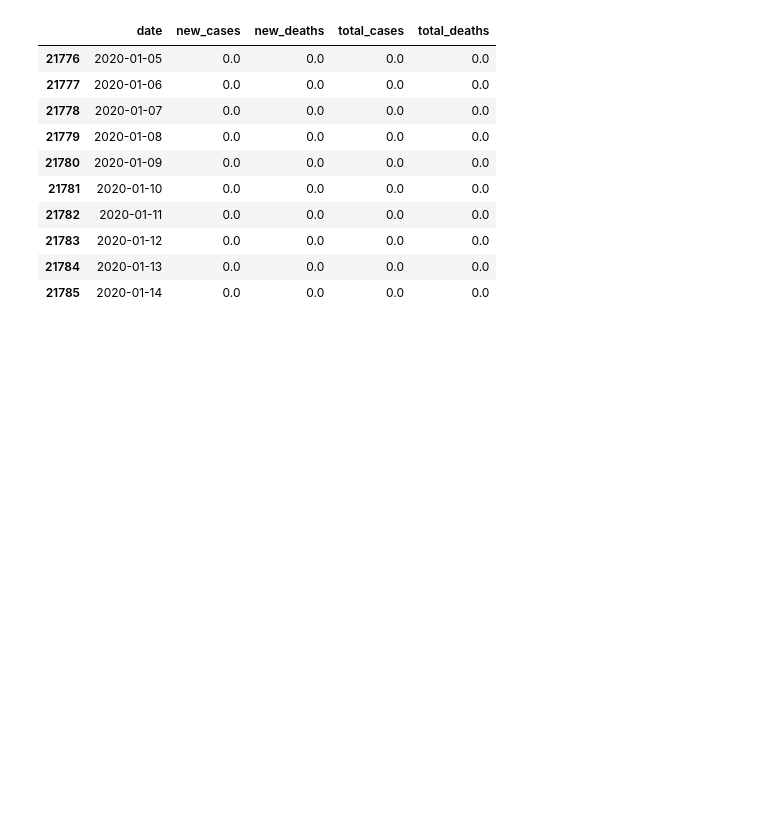
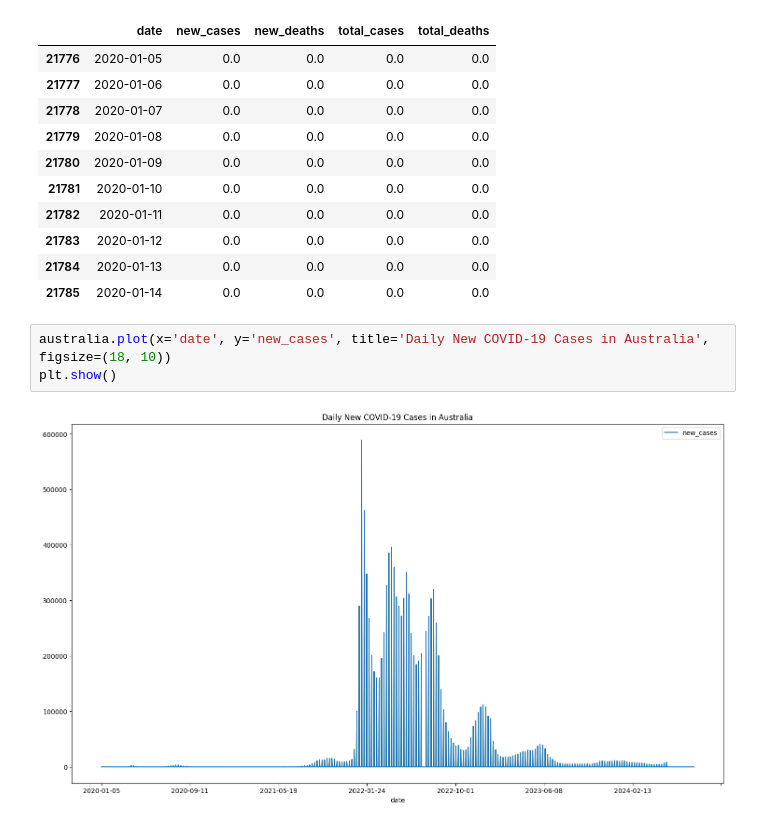
Before and after one commit to AlexWilliams1004/covid_analysis, a Jupyter notebook: covid_analysis.ipynb, the cells around one changed output. Saved outputs shown, nothing was run; the diff lists cells and outputs as text; blank space fills up the shorter version.

Commit message:
Plot new cases in Australia on a line plot.

```diff
--- a/covid_analysis.ipynb
+++ b/covid_analysis.ipynb
@@ -47,3 +47,8 @@ australia.head(10)
 | 21783 | 2020-01-12 | 0.0 | 0.0 | 0.0 | 0.0 |
 | 21784 | 2020-01-13 | 0.0 | 0.0 | 0.0 | 0.0 |
 | 21785 | 2020-01-14 | 0.0 | 0.0 | 0.0 | 0.0 |
+# %%
+australia.plot(x='date', y='new_cases', title='Daily New COVID-19 Cases in Australia', figsize=(18, 10))
+plt.show()
+# %% [output]
+[figure, added]
```
